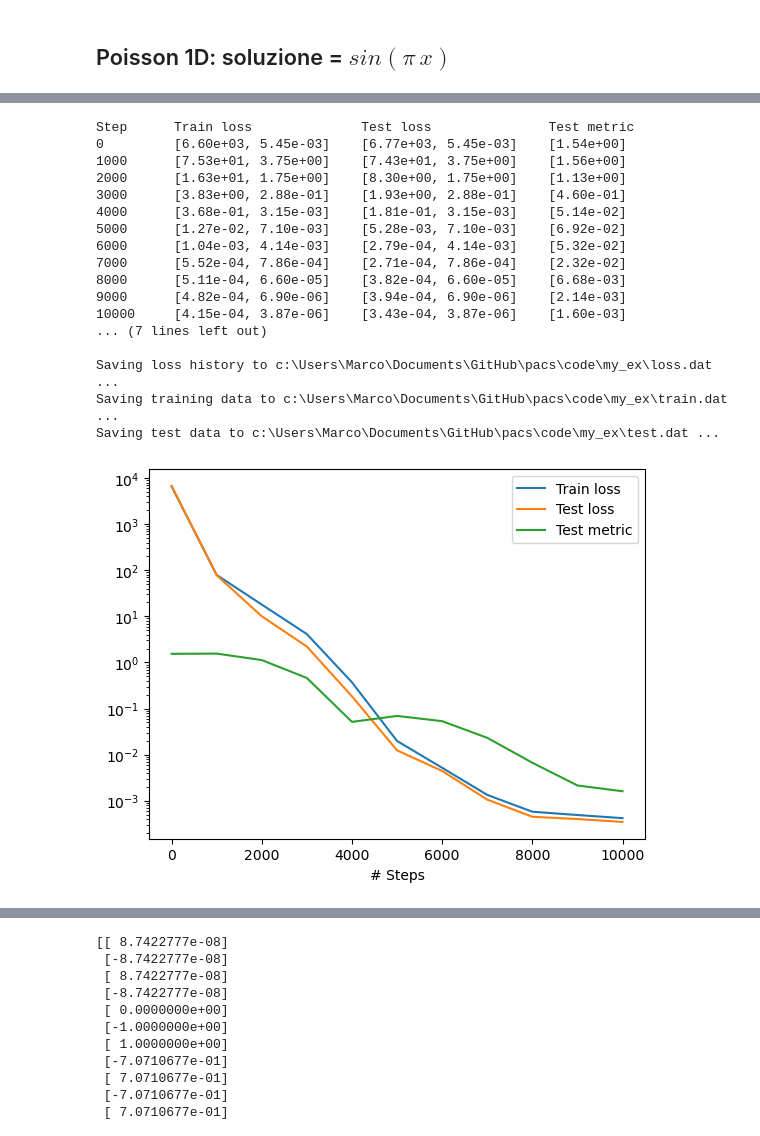
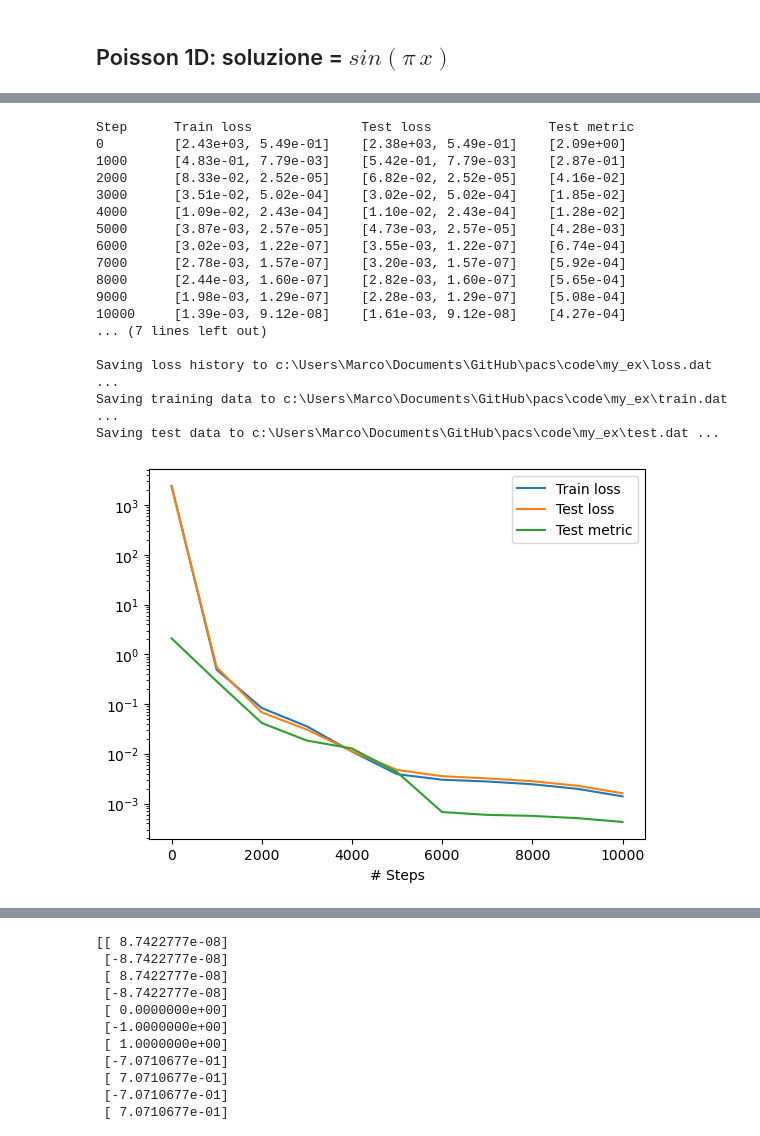
Before and after one commit to ZIB012/pacs, a Jupyter notebook: code/my_ex/Poisson_1D_finale.ipynb, the cells around one changed output, grey strips where cells are left out. Drawn from its saved outputs; the diff is of its cells as text; code cells hidden in the pictures.

```diff
--- a/code/my_ex/Poisson_1D_finale.ipynb
+++ b/code/my_ex/Poisson_1D_finale.ipynb
@@ -27,11 +27,11 @@ def func(x):
     return np.sin(np.pi * x)
     #return np.sin(3*pi*x + 3*pi/20)*np.cos(2*pi*x + pi/10) + 2
 
-geom = dde.geometry.Interval(-1, 1)
+geom = dde.geometry.Interval(0, 2)
 bc = dde.icbc.DirichletBC(geom, func, boundary)
 data = dde.data.PDE(geom, pde, bc, 16, 2, solution=func, num_test=100)
 # %%
-M =10
+M =20
 layer_size = [1] + [M]  +  [1]
 
 activation = ["sin", 'linear']
@@ -56,20 +56,20 @@ Compiling model...
 
 Training model...
 Step      Train loss              Test loss               Test metric
-0         [6.60e+03, 5.45e-03]    [6.77e+03, 5.45e-03]    [1.54e+00]
-1000      [7.53e+01, 3.75e+00]    [7.43e+01, 3.75e+00]    [1.56e+00]
-2000      [1.63e+01, 1.75e+00]    [8.30e+00, 1.75e+00]    [1.13e+00]
-3000      [3.83e+00, 2.88e-01]    [1.93e+00, 2.88e-01]    [4.60e-01]
-4000      [3.68e-01, 3.15e-03]    [1.81e-01, 3.15e-03]    [5.14e-02]
-5000      [1.27e-02, 7.10e-03]    [5.28e-03, 7.10e-03]    [6.92e-02]
-6000      [1.04e-03, 4.14e-03]    [2.79e-04, 4.14e-03]    [5.32e-02]
-7000      [5.52e-04, 7.86e-04]    [2.71e-04, 7.86e-04]    [2.32e-02]
-8000      [5.11e-04, 6.60e-05]    [3.82e-04, 6.60e-05]    [6.68e-03]
-9000      [4.82e-04, 6.90e-06]    [3.94e-04, 6.90e-06]    [2.14e-03]
-10000     [4.15e-04, 3.87e-06]    [3.43e-04, 3.87e-06]    [1.60e-03]
+0         [2.43e+03, 5.49e-01]    [2.38e+03, 5.49e-01]    [2.09e+00]
+1000      [4.83e-01, 7.79e-03]    [5.42e-01, 7.79e-03]    [2.87e-01]
+2000      [8.33e-02, 2.52e-05]    [6.82e-02, 2.52e-05]    [4.16e-02]
+3000      [3.51e-02, 5.02e-04]    [3.02e-02, 5.02e-04]    [1.85e-02]
+4000      [1.09e-02, 2.43e-04]    [1.10e-02, 2.43e-04]    [1.28e-02]
+5000      [3.87e-03, 2.57e-05]    [4.73e-03, 2.57e-05]    [4.28e-03]
+6000      [3.02e-03, 1.22e-07]    [3.55e-03, 1.22e-07]    [6.74e-04]
+7000      [2.78e-03, 1.57e-07]    [3.20e-03, 1.57e-07]    [5.92e-04]
+8000      [2.44e-03, 1.60e-07]    [2.82e-03, 1.60e-07]    [5.65e-04]
+9000      [1.98e-03, 1.29e-07]    [2.28e-03, 1.29e-07]    [5.08e-04]
+10000     [1.39e-03, 9.12e-08]    [1.61e-03, 9.12e-08]    [4.27e-04]
 ... (7 lines left out)
 
 Saving loss history to c:\Users\Marco\Documents\GitHub\pacs\code\my_ex\loss.dat ...
 Saving training data to c:\Users\Marco\Documents\GitHub\pacs\code\my_ex\train.dat ...
 Saving test data to c:\Users\Marco\Documents\GitHub\pacs\code\my_ex\test.dat ...
-[figure, old version]
+[figure, new version]
```
Also changed, not shown: parts of 3 cells of this notebook, 6 other files.
